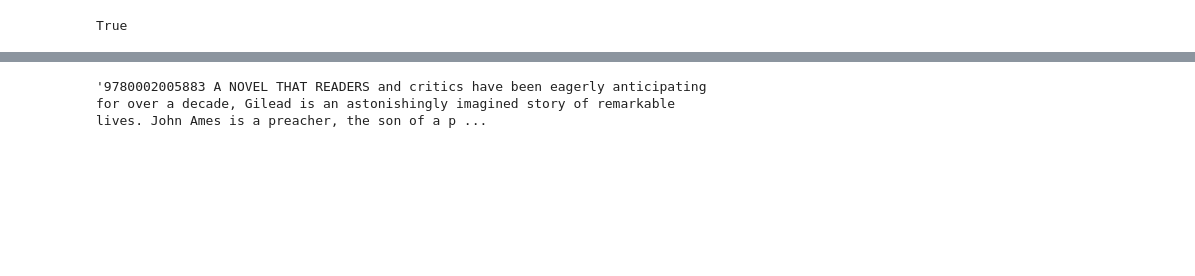
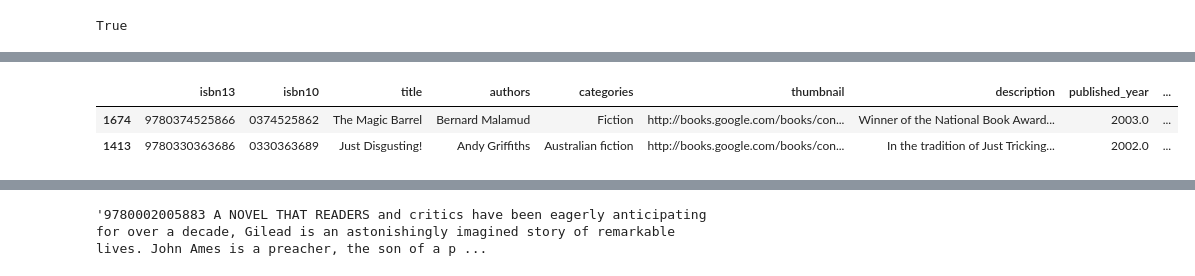
Before and after one commit to harshitk04/BookNexus, a Jupyter notebook: vector-search.ipynb, the cells around one changed output, grey strips where cells are left out. Cells and saved outputs as stored; diff of their text form; code cells hidden in the pictures; blank space fills up the shorter version.

```diff
--- a/vector-search.ipynb
+++ b/vector-search.ipynb
@@ -10,0 +91,7 @@ True
+# %%
+books = books.drop(columns=['predicted_categories_x', 'predicted_categories_y'])
+books.sample(2)
+# %% [output]
+|  | isbn13 | isbn10 | title | authors | categories | thumbnail | description | published_year | ... |
+| 1674 | 9780374525866 | 0374525862 | The Magic Barrel | Bernard Malamud | Fiction | http://books.google.com/books/con... | Winner of the National Book Award... | 2003.0 | ... |
+| 1413 | 9780330363686 | 0330363689 | Just Disgusting! | Andy Griffiths | Australian fiction | http://books.google.com/books/con... | In the tradition of Just Tricking... | 2002.0 | ... |
```
Also changed, not shown: parts of 34 cells of this notebook, 2 other files.
